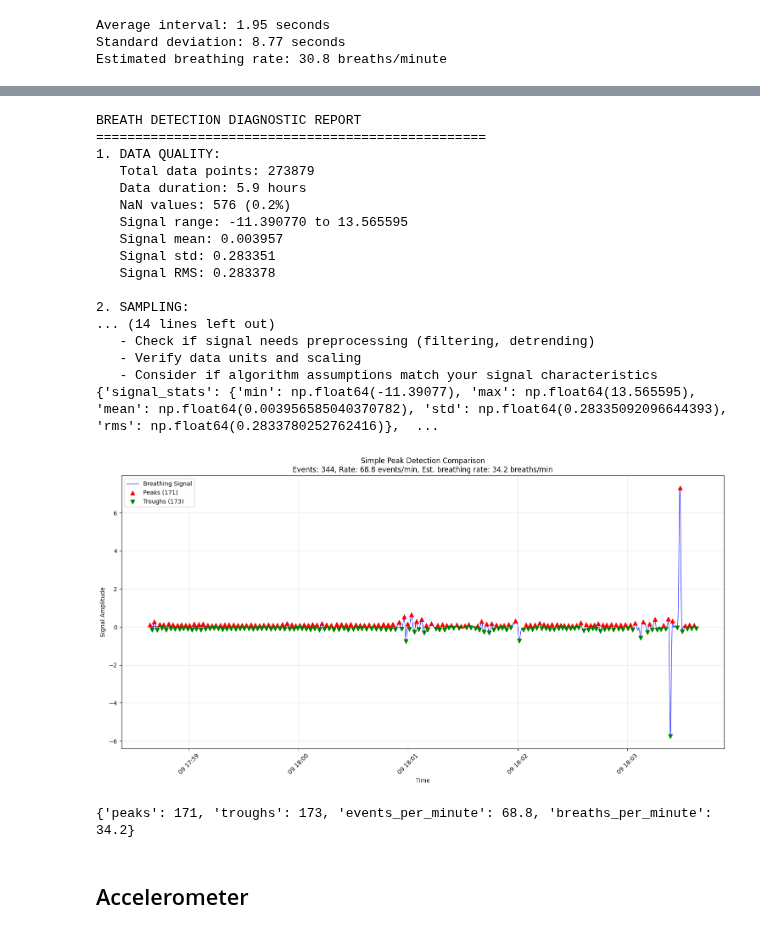
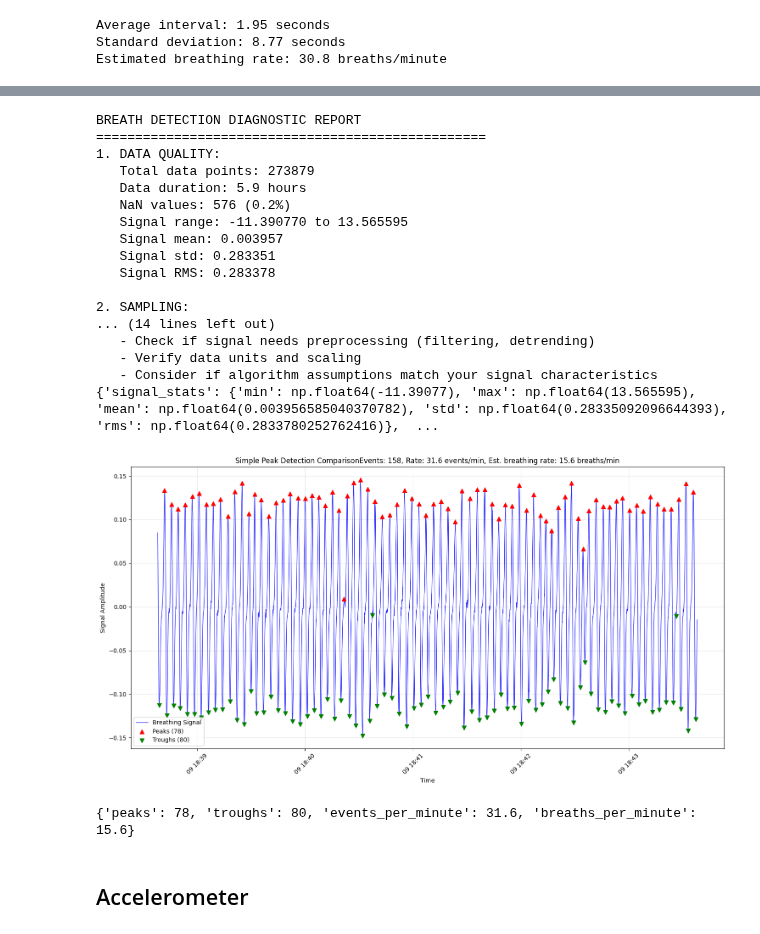
Before and after one commit to harshkheskani/DysfunctionalBreathingCharacterisation, a Jupyter notebook: notebooks/respeck_features.ipynb, the cells around one changed output, grey strips where cells are left out. Cells and saved outputs as stored; diff of their text form; code cells hidden in the pictures.

```diff
--- a/notebooks/respeck_features.ipynb
+++ b/notebooks/respeck_features.ipynb
@@ -1251,7 +1099,7 @@ def plot_signal_with_simple_detection(df, start_minutes=10, duration_minutes=5):
     events_per_minute = total_events / duration_minutes
     breaths_per_minute = min(len(peaks), len(troughs)) / duration_minutes  # Use minimum of peaks/troughs
 
-    plt.title(f'Simple Peak Detection Comparison\n'
+    plt.title(f'Simple Peak Detection Comparison'
               f'Events: {total_events}, Rate: {events_per_minute:.1f} events/min, '
               f'Est. breathing rate: {breaths_per_minute:.1f} breaths/min')
     plt.xlabel('Time')
@@ -1266,36 +1114,36 @@ def plot_signal_with_simple_detection(df, start_minutes=10, duration_minutes=5):
         'peaks': len(peaks),
         'troughs': len(troughs),
         'events_per_minute': events_per_minute,
         'breaths_per_minute': breaths_per_minute
     }
 
 # Usage:
 # 1. Run comprehensive diagnosis
 stats = diagnose_breath_detection_issues(respeck_df)
 print(stats)
 # 2. Plot with simple peak detection for comparison
-simple_results = plot_signal_with_simple_detection(respeck_df, start_minutes=10, duration_minutes=5)
+simple_results = plot_signal_with_simple_detection(respeck_df, start_minutes=50, duration_minutes=5)
 print(simple_results)
 # %% [output]
 BREATH DETECTION DIAGNOSTIC REPORT
 ==================================================
 1. DATA QUALITY:
    Total data points: 273879
    Data duration: 5.9 hours
    NaN values: 576 (0.2%)
    Signal range: -11.390770 to 13.565595
    Signal mean: 0.003957
    Signal std: 0.283351
    Signal RMS: 0.283378
 
 2. SAMPLING:
 ... (14 lines left out)
    - Check if signal needs preprocessing (filtering, detrending)
    - Verify data units and scaling
    - Consider if algorithm assumptions match your signal characteristics
 {'signal_stats': {'min': np.float64(-11.39077), 'max': np.float64(13.565595), 'mean': np.float64(0.003956585040370782), 'std': np.float64(0.28335092096644393), 'rms': np.float64(0.2833780252762416)},  ...
-[figure, old version]
+[figure, new version]
-{'peaks': 171, 'troughs': 173, 'events_per_minute': 68.8, 'breaths_per_minute': 34.2}
+{'peaks': 78, 'troughs': 80, 'events_per_minute': 31.6, 'breaths_per_minute': 15.6}
 # %% [markdown]
 ## Accelerometer
 # %%
```
Also changed, not shown: parts of 12 cells of this notebook.
